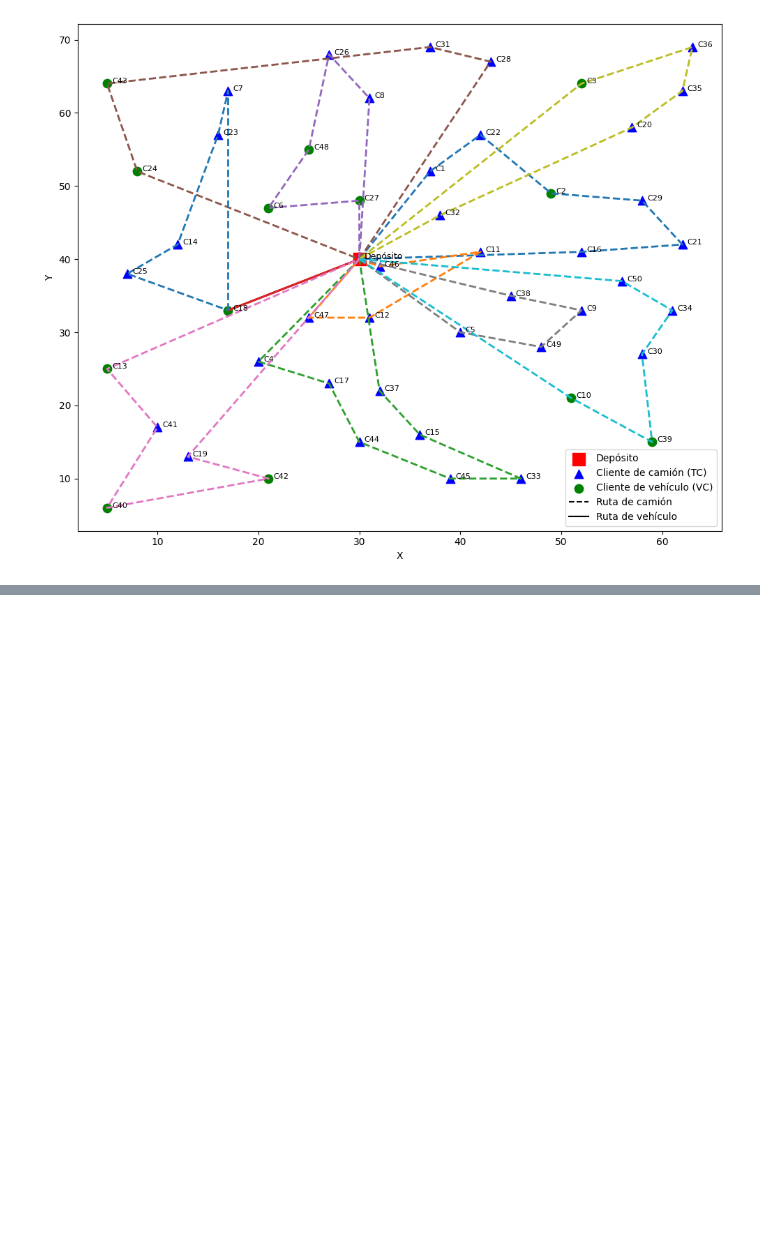
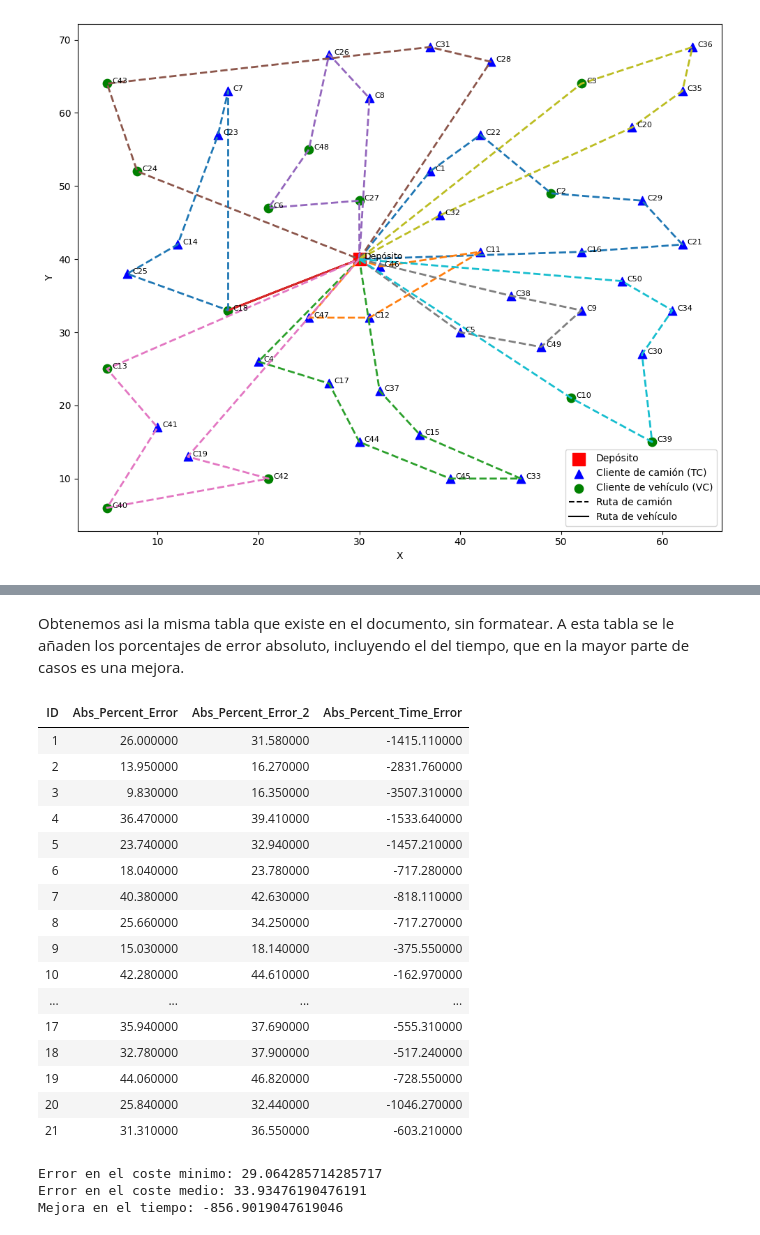
Before and after one commit to Nicofero/Genetic_MC-TTRP, a Jupyter notebook: result_analysis.ipynb, the cells around one changed output, grey strips where cells are left out. Saved outputs shown, nothing was run; the diff lists cells and outputs as text; code cells hidden in the pictures; blank space fills up the shorter version.

```diff
--- a/result_analysis.ipynb
+++ b/result_analysis.ipynb
@@ -452,0 +482,28 @@ Mejora en el tiempo: -856.9019047619046
+# %% [markdown]
+Obtenemos asi la misma tabla que existe en el documento, sin formatear. A esta tabla se le añaden los porcentajes de error absoluto, incluyendo el del tiempo, que en la mayor parte de casos es una mejora.
+# %%
+df.filter(items=['ID','Abs_Percent_Error', 'Abs_Percent_Error_2', 'Abs_Percent_Time_Error']).style.hide()
+# %% [output]
+| ID | Abs_Percent_Error | Abs_Percent_Error_2 | Abs_Percent_Time_Error |
+| 1 | 26.000000 | 31.580000 | -1415.110000 |
+| 2 | 13.950000 | 16.270000 | -2831.760000 |
+| 3 | 9.830000 | 16.350000 | -3507.310000 |
+| 4 | 36.470000 | 39.410000 | -1533.640000 |
+| 5 | 23.740000 | 32.940000 | -1457.210000 |
+| 6 | 18.040000 | 23.780000 | -717.280000 |
+| 7 | 40.380000 | 42.630000 | -818.110000 |
+| 8 | 25.660000 | 34.250000 | -717.270000 |
+| 9 | 15.030000 | 18.140000 | -375.550000 |
+| 10 | 42.280000 | 44.610000 | -162.970000 |
+| ... | ... | ... | ... |
+| 17 | 35.940000 | 37.690000 | -555.310000 |
+| 18 | 32.780000 | 37.900000 | -517.240000 |
+| 19 | 44.060000 | 46.820000 | -728.550000 |
+| 20 | 25.840000 | 32.440000 | -1046.270000 |
+| 21 | 31.310000 | 36.550000 | -603.210000 |
+# %%
+print("Error en el coste minimo:",df['Abs_Percent_Error'].mean(),"\nError en el coste medio:", df['Abs_Percent_Error_2'].mean(),"\nMejora en el tiempo:", df['Abs_Percent_Time_Error'].mean())
+# %% [output]
+Error en el coste minimo: 29.064285714285717
+Error en el coste medio: 33.93476190476191
+Mejora en el tiempo: -856.9019047619046
```
Also changed, not shown: parts of 16 cells of this notebook, 14 other files.
